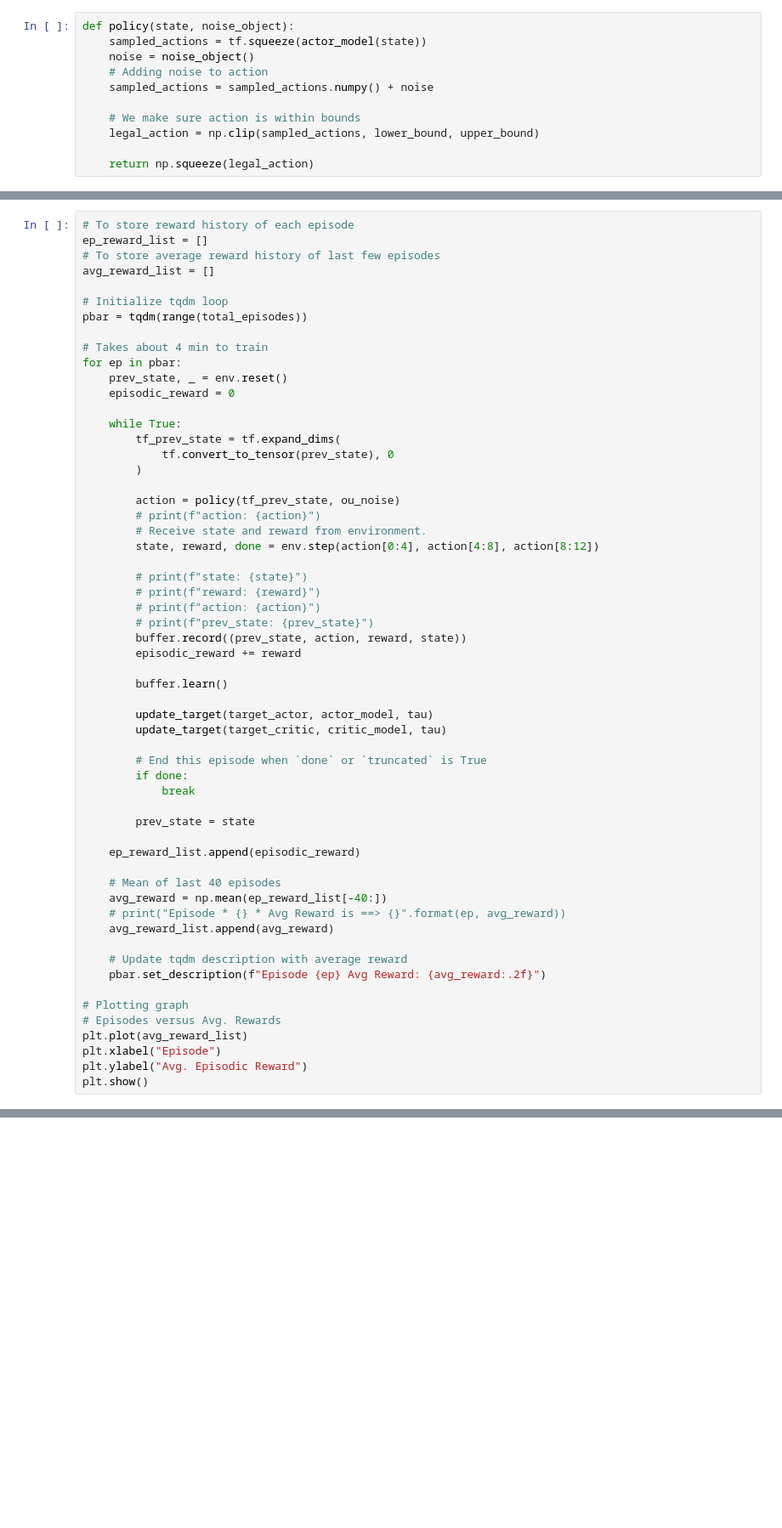
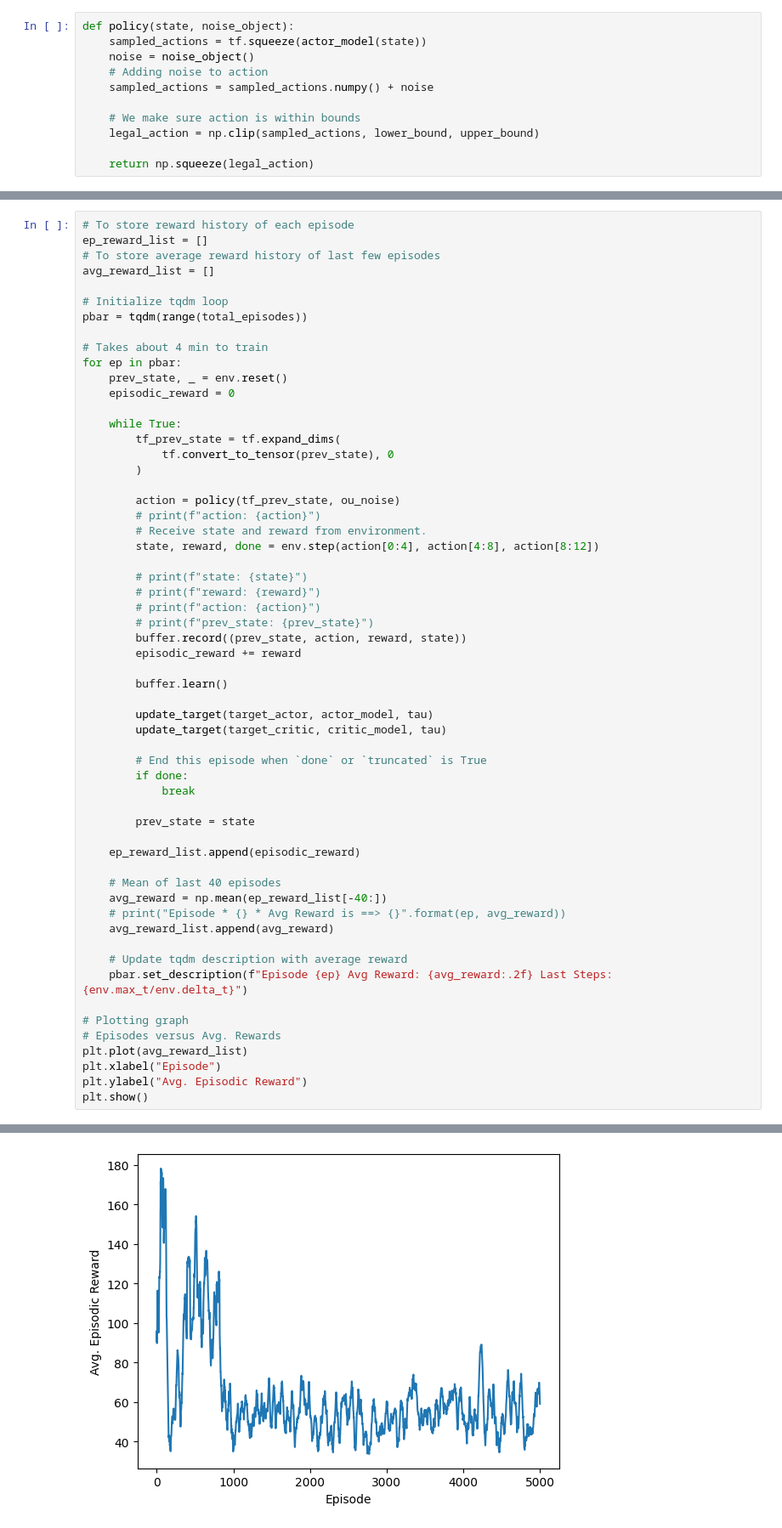
Before and after one commit to callmechristian/qnctrl, a Jupyter notebook: DDPG_simple.ipynb, the cells around one changed output, grey strips where cells are left out. Shown at 85% size. Cells and saved outputs as stored; diff of their text form; blank space fills up the shorter version.

```diff
--- a/DDPG_simple.ipynb
+++ b/DDPG_simple.ipynb
@@ -307,7 +307,7 @@ for ep in pbar:
     avg_reward_list.append(avg_reward)
 
     # Update tqdm description with average reward
-    pbar.set_description(f"Episode {ep} Avg Reward: {avg_reward:.2f}")
+    pbar.set_description(f"Episode {ep} Avg Reward: {avg_reward:.2f} Last Steps: {env.max_t/env.delta_t}")
 
 # Plotting graph
 # Episodes versus Avg. Rewards
@@ -320,3 +319,4 @@ KeyboardInterrupt:
+[figure, added]
 # %%
 plt.plot(env.qber_history)
 plt.legend(["QBERz", "QBERx"])
```
Also changed, not shown: parts of 6 cells of this notebook, 11 other files.
